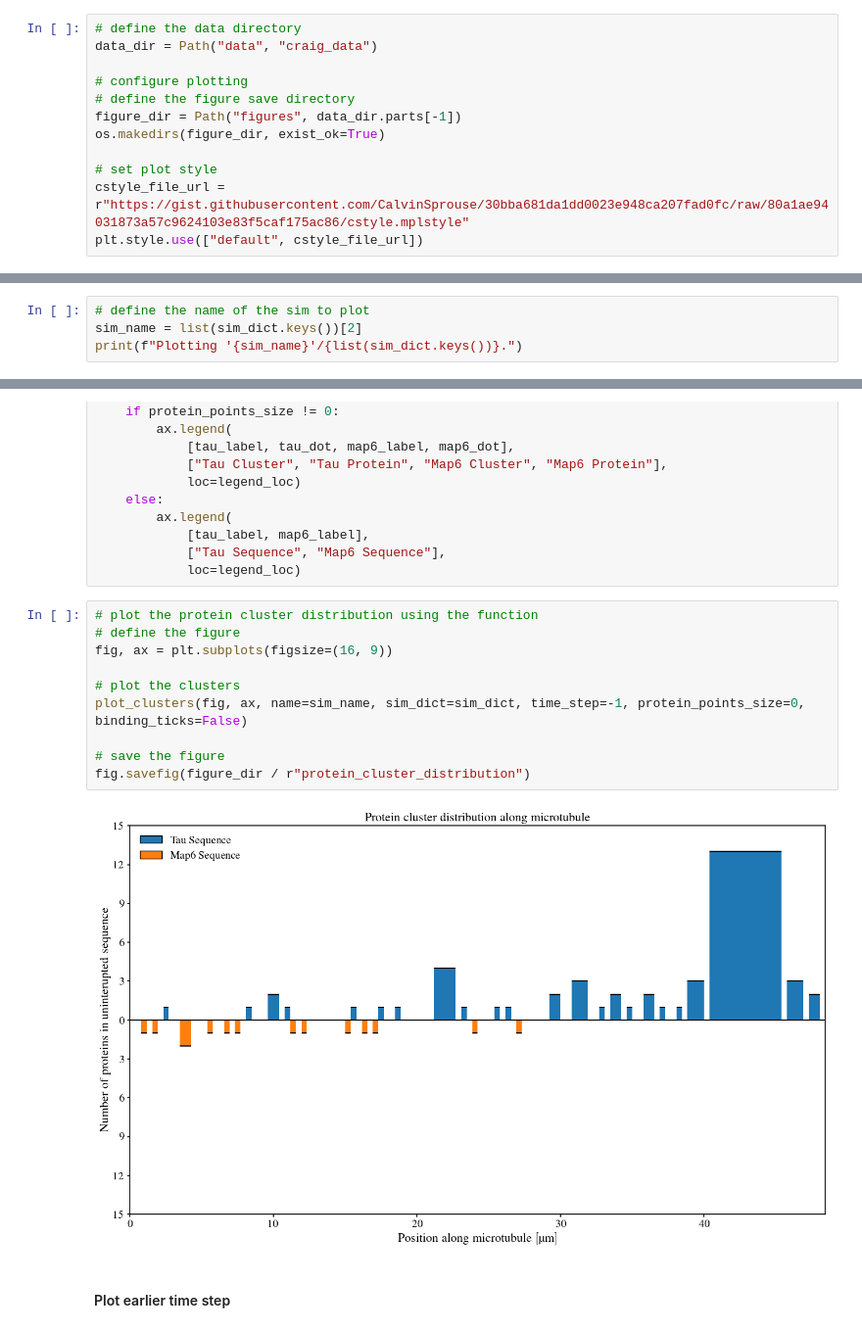
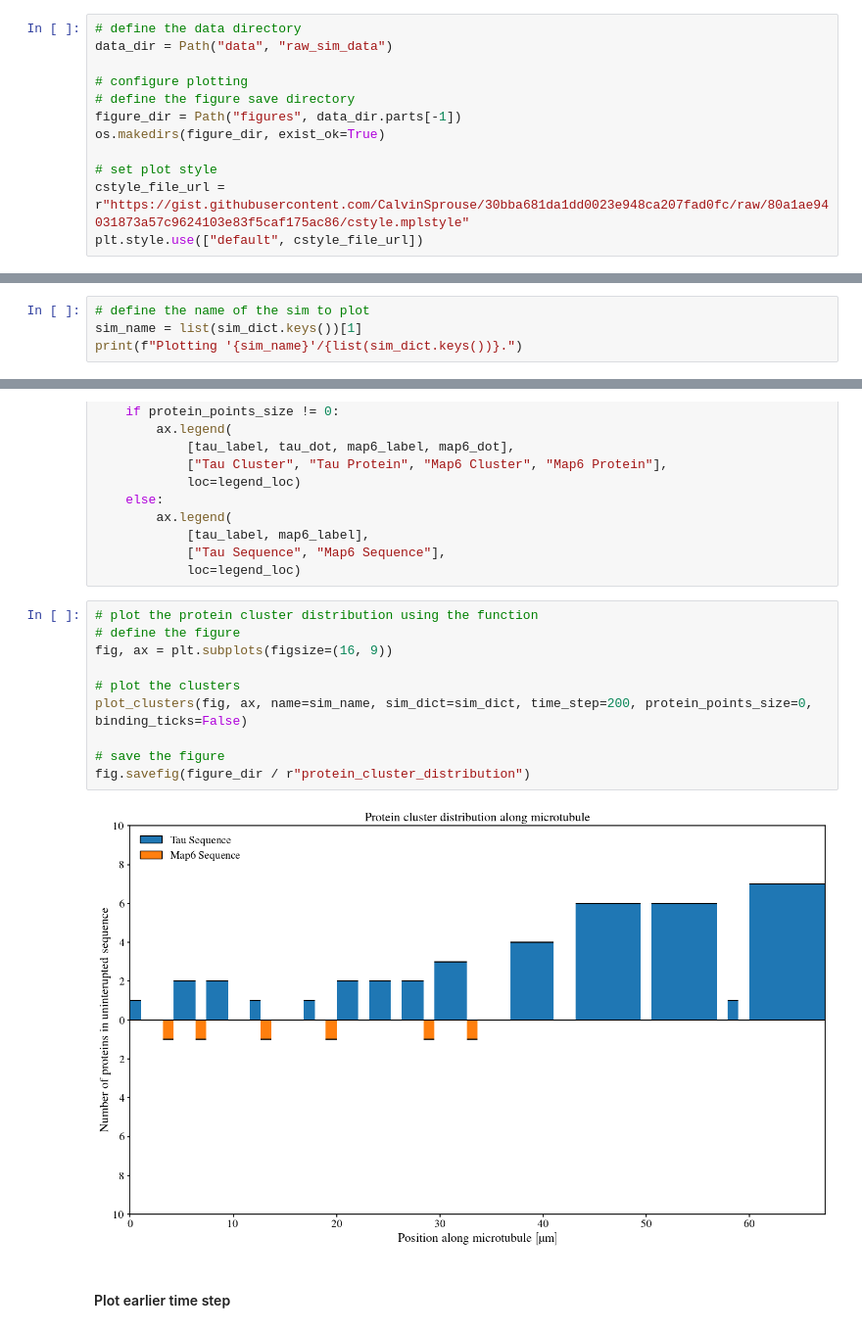
Before and after one commit to CWU-Computational-Biophysics/tau_mts, a Jupyter notebook: analysis.ipynb, the cells around one changed output, grey strips where cells are left out. Shown at 98% size. Drawn from its saved outputs; the diff is of its cells as text.

```diff
--- a/analysis.ipynb
+++ b/analysis.ipynb
@@ -27,6 +25,6 @@ Matplotlib is building the font cache; this may take a moment.
 # %%
 # define the data directory
-data_dir = Path("data", "craig_data")
+data_dir = Path("data", "raw_sim_data")
 
 # configure plotting
 # define the figure save directory
@@ -458,5 +466,5 @@ fig.savefig(figure_dir / r"mt_growth_over_time")
 # %%
 # define the name of the sim to plot
-sim_name = list(sim_dict.keys())[2]
+sim_name = list(sim_dict.keys())[1]
 print(f"Plotting '{sim_name}'/{list(sim_dict.keys())}.")
 # %% [output]
@@ -728,15 +736,15 @@ def plot_clusters(
 # %%
 # plot the protein cluster distribution using the function
 # define the figure
 fig, ax = plt.subplots(figsize=(16, 9))
 
 # plot the clusters
-plot_clusters(fig, ax, name=sim_name, sim_dict=sim_dict, time_step=-1, protein_points_size=0, binding_ticks=False)
+plot_clusters(fig, ax, name=sim_name, sim_dict=sim_dict, time_step=200, protein_points_size=0, binding_ticks=False)
 
 # save the figure
 fig.savefig(figure_dir / r"protein_cluster_distribution")
 # %% [output]
-[figure, old version]
+[figure, new version]
 # %% [markdown]
 #### Plot earlier time step
 # %%
```
Also changed, not shown: parts of 13 cells of this notebook, 11 other files.
